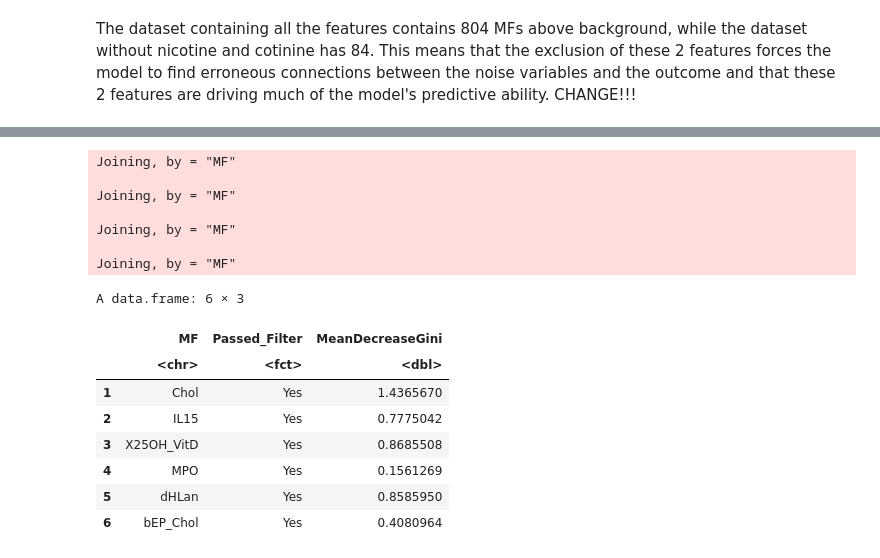
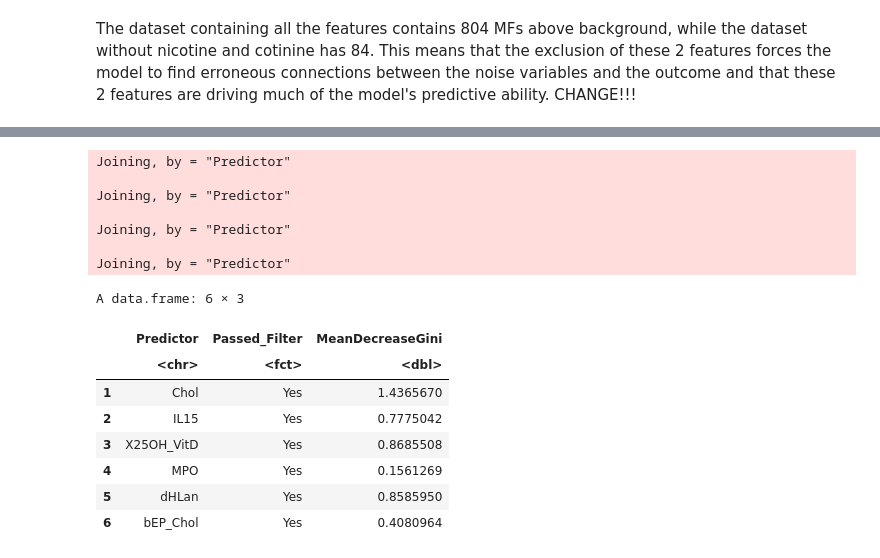
Before and after one commit to UNC-CEMALB/Ozone-exposure-is-associated-with-alterations-in-lung-and-systemic-sterol-profiles-in-healthy-and-as, a Jupyter notebook: 2. Responder Prediction/Ozone Responder Status (RF Only).ipynb, the cells around one changed output, grey strips where cells are left out. Saved outputs shown, nothing was run; the diff lists cells and outputs as text; code cells hidden in the pictures.

```diff
--- a/2. Responder Prediction/Ozone Responder Status (RF Only).ipynb
+++ b/2. Responder Prediction/Ozone Responder Status (RF Only).ipynb
@@ -201,7 +201,7 @@ rf_classification = function(dataset, outcome, pred_outcome){
 
         #extracting variable importance
         var_importance_values = data.frame(importance(reg_rf)) %>%
-            rownames_to_column(var = "MF")
+            rownames_to_column(var = "Predictor")
         variable_importance_df = rbind(variable_importance_df, var_importance_values)
 
         #adding values to df
@@ -214,7 +214,7 @@ rf_classification = function(dataset, outcome, pred_outcome){
               Specificity = mean(Specificity), PPV = mean(Pos.Pred.Value), AUC = mean(auc))
 
     variable_importance_df = variable_importance_df %>%
-        group_by(MF) %>%
+        group_by(Predictor) %>%
         summarise(MeanDecreaseGini = mean(MeanDecreaseGini)) %>%
         #sorting by most important variables
         arrange(-MeanDecreaseGini)
@@ -383,13 +383,13 @@ A data.frame: 4 × 8
 Calculating the average noise rank to determine, which predictors ranked higher than the highest noise rank.
 # %%
 noise_importance_values_inflamm = noise_rf_values_inflamm_resp[[3]] %>%
-    column_to_rownames(var = "MF")
+    column_to_rownames(var = "Predictor")
 noise_importance_values_lung = noise_rf_values_lung_resp[[3]] %>%
-    column_to_rownames(var = "MF")
+    column_to_rownames(var = "Predictor")
 noise_importance_values_inflamm_covariates = noise_rf_values_inflamm_resp_covariates[[3]] %>%
-    column_to_rownames(var = "MF")
+    column_to_rownames(var = "Predictor")
 noise_importance_values_lung_covariates = noise_rf_values_lung_resp_covariates[[3]] %>%
-    column_to_rownames(var = "MF")
+    column_to_rownames(var = "Predictor")
 # %%
 highest_noise_rank = function(noise_importance_values){
     #this gives us values between 0 and 1
@@ -474,31 +474,31 @@ A data.frame: 6 × 13
 # %%
 #getting dataframe ready to export variable importance ranks from above and whether those features passed the
 # background filter
-significant_predictors_df_inflamm = data.frame(MF = significant_predictors_inflamm, Passed_Filter = c(rep(c("Yes"),
+significant_predictors_df_inflamm = data.frame(Predictor = significant_predictors_inflamm, Passed_Filter = c(rep(c("Yes"),
                                                                     times = length(significant_predictors_inflamm))))
-significant_predictors_df_lung = data.frame(MF = significant_predictors_lung, Passed_Filter = c(rep(c("Yes"),
+significant_predictors_df_lung = data.frame(Predictor = significant_predictors_lung, Passed_Filter = c(rep(c("Yes"),
                                                                     times = length(significant_predictors_lung))))
-significant_predictors_df_inflamm_covariates = data.frame(MF = significant_predictors_inflamm_covariates, Passed_Filter = c(rep(c("Yes"),
+significant_predictors_df_inflamm_covariates = data.frame(Predictor = significant_predictors_inflamm_covariates, Passed_Filter = c(rep(c("Yes"),
                                                                     times = length(significant_predictors_inflamm_covariates))))
-significant_predictors_df_lung_covariates = data.frame(MF = significant_predictors_lung_covariates, Passed_Filter = c(rep(c("Yes"),
+significant_predictors_df_lung_covariates = data.frame(Predictor = significant_predictors_lung_covariates, Passed_Filter = c(rep(c("Yes"),
                                                                     times = length(significant_predictors_lung_covariates))))
 
 significant_predictors_df_inflamm = full_join(significant_predictors_df_inflamm, rf_values_inflamm_resp[[3]])
 significant_predictors_df_lung = full_join(significant_predictors_df_lung, rf_values_lung_resp[[3]])
 significant_predictors_df_inflamm_covariates = full_join(significant_predictors_df_inflamm_covariates, rf_values_inflamm_resp_covariates[[3]])
 significant_predictors_df_lung_covariates = full_join(significant_predictors_df_lung_covariates, rf_values_lung_resp_covariates[[3]])
 
 head(significant_predictors_df_lung)
 # %% [output]
-Joining, by = "MF"
+Joining, by = "Predictor"
 
-Joining, by = "MF"
+Joining, by = "Predictor"
 
-Joining, by = "MF"
+Joining, by = "Predictor"
 
-Joining, by = "MF"
+Joining, by = "Predictor"
 A data.frame: 6 × 3
-|  | MF | Passed_Filter | MeanDecreaseGini |
+|  | Predictor | Passed_Filter | MeanDecreaseGini |
 |  | <chr> | <fct> | <dbl> |
 | 1 | Chol | Yes | 1.4365670 |
 | 2 | IL15 | Yes | 0.7775042 |
```
Also changed, not shown: parts of 2 cells of this notebook.
